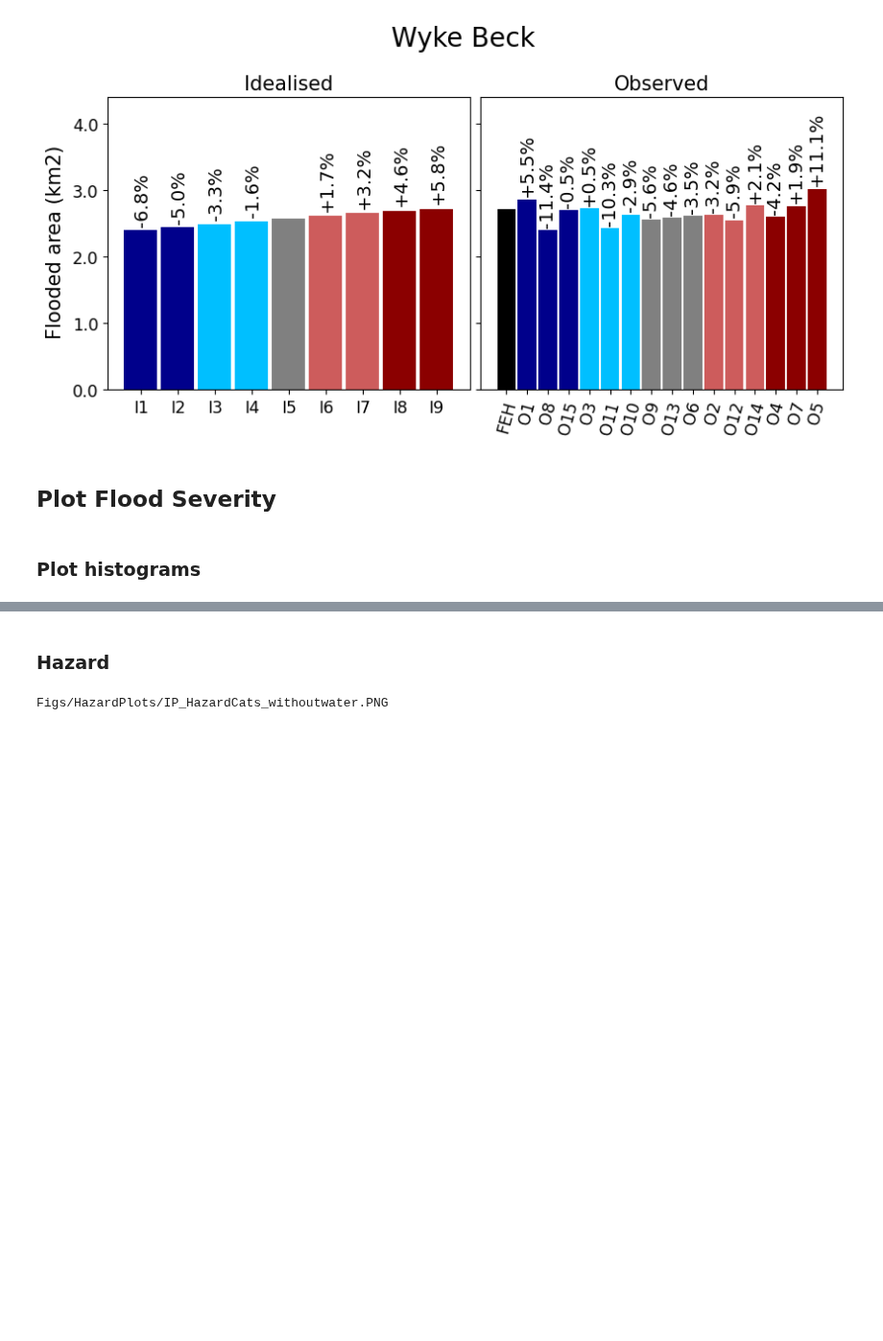
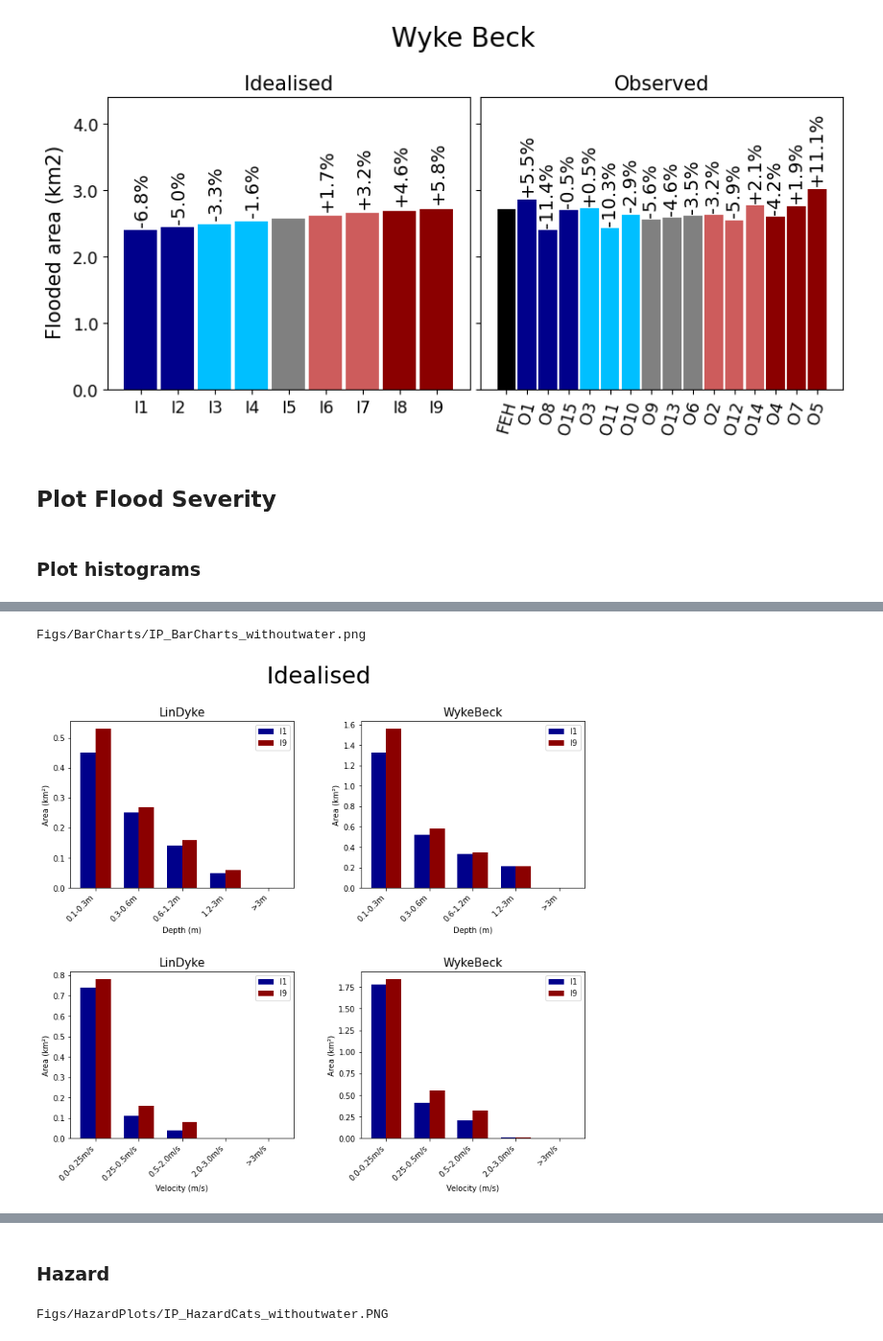
Before and after one commit to masher92/UKCP18, a Jupyter notebook: CatchmentAnalysis/PlotsForPaper/PlotsForPaper.ipynb, the cells around one changed output, grey strips where cells are left out. Shown at 96% size. Saved outputs shown, nothing was run; the diff lists cells and outputs as text; code cells hidden in the pictures; blank space fills up the shorter version.

Commit message:
with edited histogram optioN

```diff
--- a/CatchmentAnalysis/PlotsForPaper/PlotsForPaper.ipynb
+++ b/CatchmentAnalysis/PlotsForPaper/PlotsForPaper.ipynb
@@ -93,3 +93,15 @@ fig.savefig("Figs/Profiles/legend.png",bbox_inches='tight')
 [figure]
 # %%
 # test = pd.DataFrame({'Rainfall':observed_profile['Rainfall'].unique(), 'Minute' : list(range(1,361,30))})
+# %%
+method = '6h_sp_bl_0.9'
+idealised_profile = pd.read_csv("../CreateSyntheticRainfallEvents/IdealisedProfiles/{}/6hr_100yrRP/PreLossRemoval/{}.csv".format(catchment_name, method), names = ['Time', 'Rainfall'])
+post_loss_removal = pd.read_csv("../CreateSyntheticRainfallEvents/IdealisedProfiles/{}/6hr_100yrRP/PostLossRemoval/{}_urban.csv".format(catchment_name, method))
+# %%
+method = '6h_sp_bl_0.6'
+
+for method in methods_dict['Idealised']:
+    idealised_profile = pd.read_csv("../CreateSyntheticRainfallEvents/IdealisedProfiles/{}/6hr_100yrRP/PreLossRemoval/{}.csv".format(catchment_name, method), names = ['Time', 'Rainfall'])
+    print(idealised_profile['Rainfall'].sum())
+    post_loss_removal = pd.read_csv("../CreateSyntheticRainfallEvents/IdealisedProfiles/{}/6hr_100yrRP/PostLossRemoval/{}_urban.csv".format(catchment_name, method))
+    print(post_loss_removal['Total net rain mm (Observed rainfall - 01/08/2022) - urbanised model'].sum())
@@ -439,0 +548,6 @@ Figs/Histograms/IP_Histograms_withoutwater.PNG
+# %%
+df_idealised_nowater = plot_barcharts_weighted(individual_cell_values_ip_dict, 'Idealised','IP','I1',
+                                               'I9', filter_out_water = True,title= True)
+# %% [output]
+Figs/BarCharts/IP_BarCharts_withoutwater.png
+[figure, added]
```
Also changed, not shown: parts of 11 cells of this notebook.
